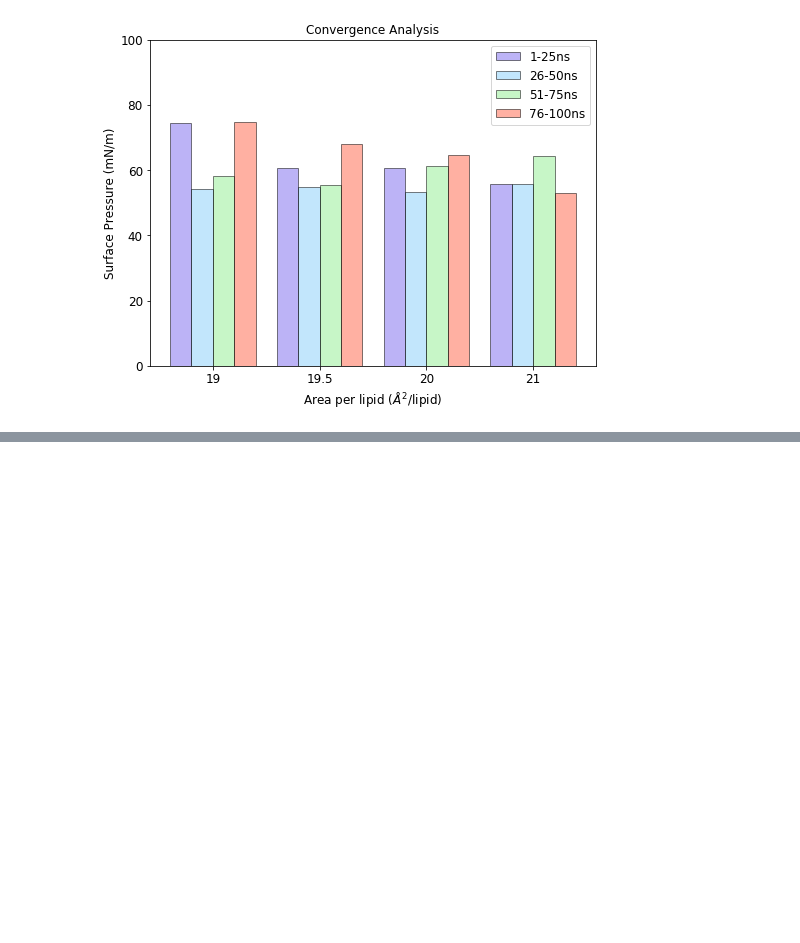
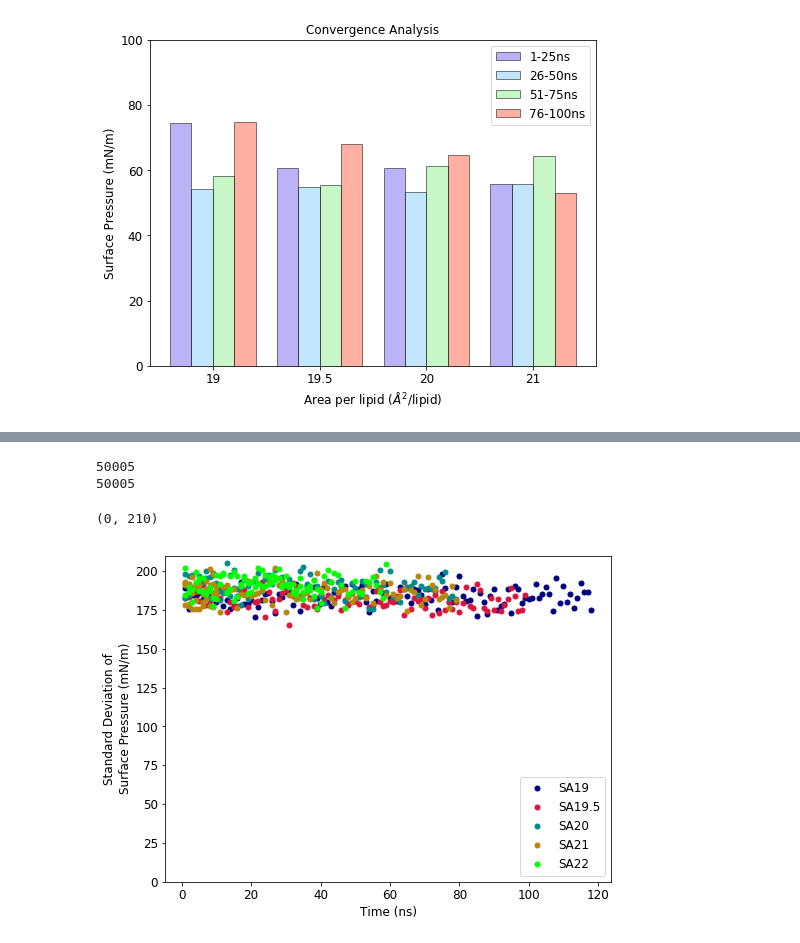
Before and after one commit to fearlessroad/mixed-monolayers, a Jupyter notebook: si_figures/surf-ten_convergence.ipynb, the cells around one changed output, grey strips where cells are left out. Saved outputs shown, nothing was run; the diff lists cells and outputs as text; code cells hidden in the pictures; blank space fills up the shorter version.

```diff
--- a/si_figures/surf-ten_convergence.ipynb
+++ b/si_figures/surf-ten_convergence.ipynb
@@ -265,0 +278,27 @@ plt.legend(loc=1)
+# %%
+plt.figure(figsize=(8,6))
+plt.xlabel('Time (ns)')
+plt.ylabel('Standard Deviation of\nSurface Pressure (mN/m)')
+N,O,P = getIncrementedData(500, times[1], pres[1])
+plt.errorbar(N,P, color='navy', ls='none', marker='.',ms=10, elinewidth=1, label='SA19')
+nn,rr,ss = getIncrementedData(500, timesnn, pres[3])
+#print(rr[0])
+#print(len(rr))
+timesnn = np.arange(0, 100.01, 0.002)
+print(len(pres[3]))
+print(len(timesnn))
+
+plt.errorbar(nn,ss, color='crimson', ecolor='crimson', ls='none', marker='.',ms=10, elinewidth=1, label='SA19.5')
+T,U,V = getIncrementedData(500, times[8], pres[8])
+plt.errorbar(T,V, color='darkcyan', ecolor='darkcyan', ls='none', marker='.',ms=10, elinewidth=1, label='SA20')
+W,X,Y = getIncrementedData(500, times[9], pres[9])
+plt.errorbar(W,Y, color='darkgoldenrod', ecolor='darkgoldenrod', ls='none', marker='.', ms=10, elinewidth=1, label='SA21')
+aa,bb,cc = getIncrementedData(500, times[14], pres[14])
+plt.errorbar(aa,cc, color='lime', ecolor='lime', ls='none', marker='.', ms=10, elinewidth=1, label='SA22')
+plt.legend(loc=4)
+plt.ylim(0,210)
+# %% [output]
+50005
+50005
+(0, 210)
+[figure, added]
```
Also changed, not shown: parts of 5 cells of this notebook, 1 other file.
